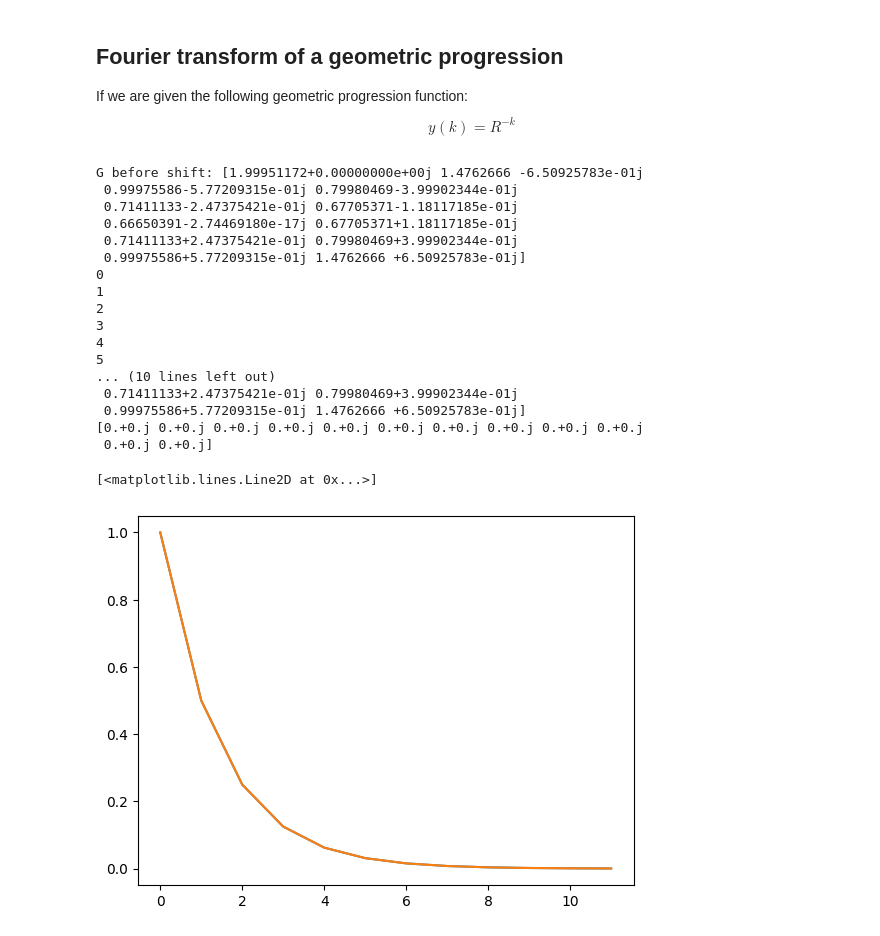
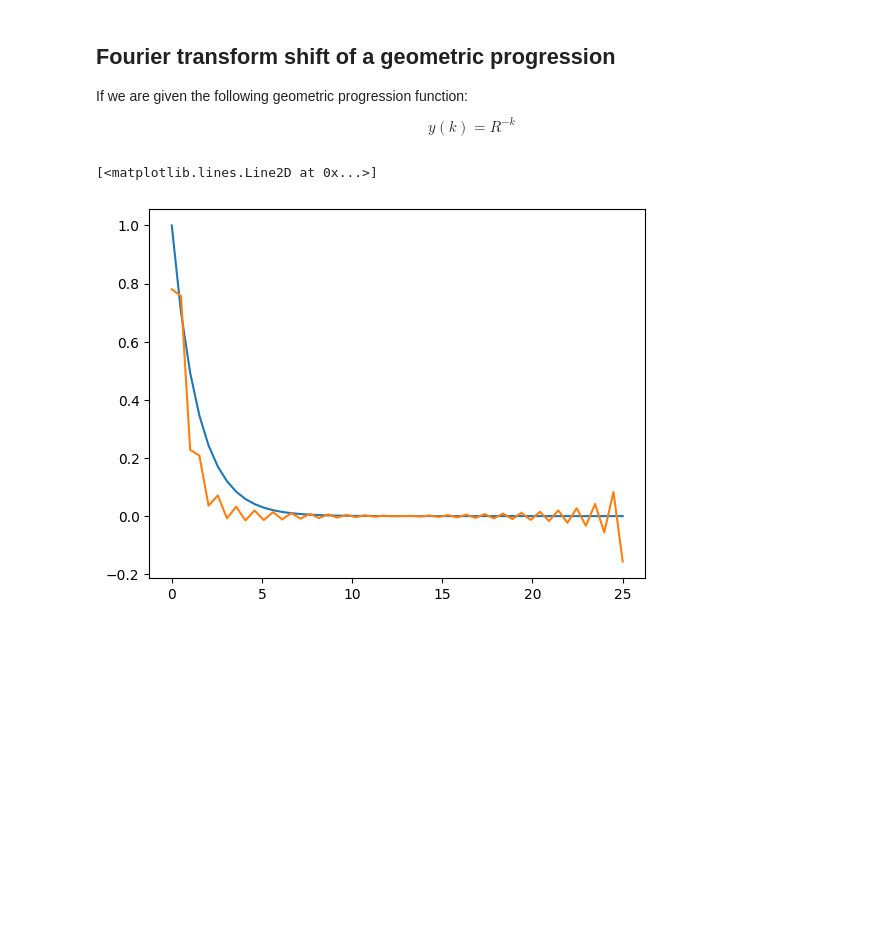
Before and after one commit to DylanReidRamelli/Bachelor-Project-2023, a Jupyter notebook: notebook/fourier_1.ipynb, the cells around one changed output. Saved outputs shown, nothing was run; the diff lists cells and outputs as text; code cells hidden in the pictures; blank space fills up the shorter version.

```diff
--- a/notebook/fourier_1.ipynb
+++ b/notebook/fourier_1.ipynb
@@ -1,5 +1,5 @@
 # %% [markdown]
-## Fourier transform of a geometric progression
+## Fourier transform shift of a geometric progression
 
 If we are given the following geometric progression function:
 \begin{equation}
@@ -25,8 +25,8 @@ def y_l(A):
 def g(k, N):
     return np.exp(-2j * np.pi * k / N) * R**-1
 
-N = 3
-y = np.linspace(0,N-1,N)
+N = 50
+y = np.linspace(0,N/2,N)
 y_l_y = y_l(y)
 
 # Plot original function
@@ -40,57 +40,62 @@ for i in range(0,N):
 
 # for i in range()
 
-print("G before shift:",G)
+# print("G before shift:",G)
 
 def wave_num(i):
     return (i + math.floor(N/2))%N - math.floor(N/2)
     # return (i + (math.floor(N/2)% N) - math.floor(N/2))
 
-delta = 0.5
+delta = 250.3
+
+# w = np.fft.fftfreq(N)
+# phase_shift = np.exp(-2j * np.pi * w * delta)
+# G = G * phase_shift
+
 # Multiply the frequency values by a phase shift of delta
 for k in range(0,N):
-    e = np.exp(-2j * np.pi * k * delta)/N
+#     # print(k)
+    e = np.exp(-2j * np.pi * k * delta/N)
+
+    # w_n = wave_num(k)
+    # print(w_n)
+
+    # if w_n < 0:
+    #     e = 1/e
+    # elif 2 * w_n  == N:
+    #     e = 1/2 * (e + 1/e)
 
 
-print("G after shift:", G)
+    if k < N - k:
+        e = np.exp(-2j * np.pi * delta  * k / N)
+    elif k > N - k:
+        e = np.exp(-2j * np.pi * delta  * (k-N) / N)
+    elif k == N - k and k == N/2:
+        e = np.cos(2 * np.pi * delta/2)
 
+    G[k] = G[k] * e
+
+# print("G after shift:", G)
 
 out_inverse = np.zeros(N, dtype=complex)
 # Implement my own inverse fourier
 # for m in range(0,N):
 #     for k in range(0,N):
 #         e = np.exp(2j * np.pi * k * m/ N)
 #         out_inverse[m] += G[k] * e
 
 #     out_inverse[m] = out_inverse[m] / N
 # out_inverse/= N
 
-
-print(out_inverse)
 # print(G)
 out_inverse = np.fft.ifft(G)
+
+# print(out_inverse)
 
 # print(new_g)
 # final_output = np.fft.ifft(new_g)
 # print(final_output)
 ax.plot(y, out_inverse.real)
 # %% [output]
-G before shift: [1.99951172+0.00000000e+00j 1.4762666 -6.50925783e-01j
- 0.99975586-5.77209315e-01j 0.79980469-3.99902344e-01j
- 0.71411133-2.47375421e-01j 0.67705371-1.18117185e-01j
- 0.66650391-2.74469180e-17j 0.67705371+1.18117185e-01j
- 0.71411133+2.47375421e-01j 0.79980469+3.99902344e-01j
- 0.99975586+5.77209315e-01j 1.4762666 +6.50925783e-01j]
-0
-1
-2
-3
-4
-5
-... (10 lines left out)
- 0.71411133+2.47375421e-01j 0.79980469+3.99902344e-01j
- 0.99975586+5.77209315e-01j 1.4762666 +6.50925783e-01j]
-[0.+0.j 0.+0.j 0.+0.j 0.+0.j 0.+0.j 0.+0.j 0.+0.j 0.+0.j 0.+0.j 0.+0.j
- 0.+0.j 0.+0.j]
+[<matplotlib.lines.Line2D at 0x...>]
-[<matplotlib.lines.Line2D at 0x...>]
-[figure, old version]
+[figure, new version]
```
Also changed, not shown: parts of 5 cells of this notebook, 4 other files.
